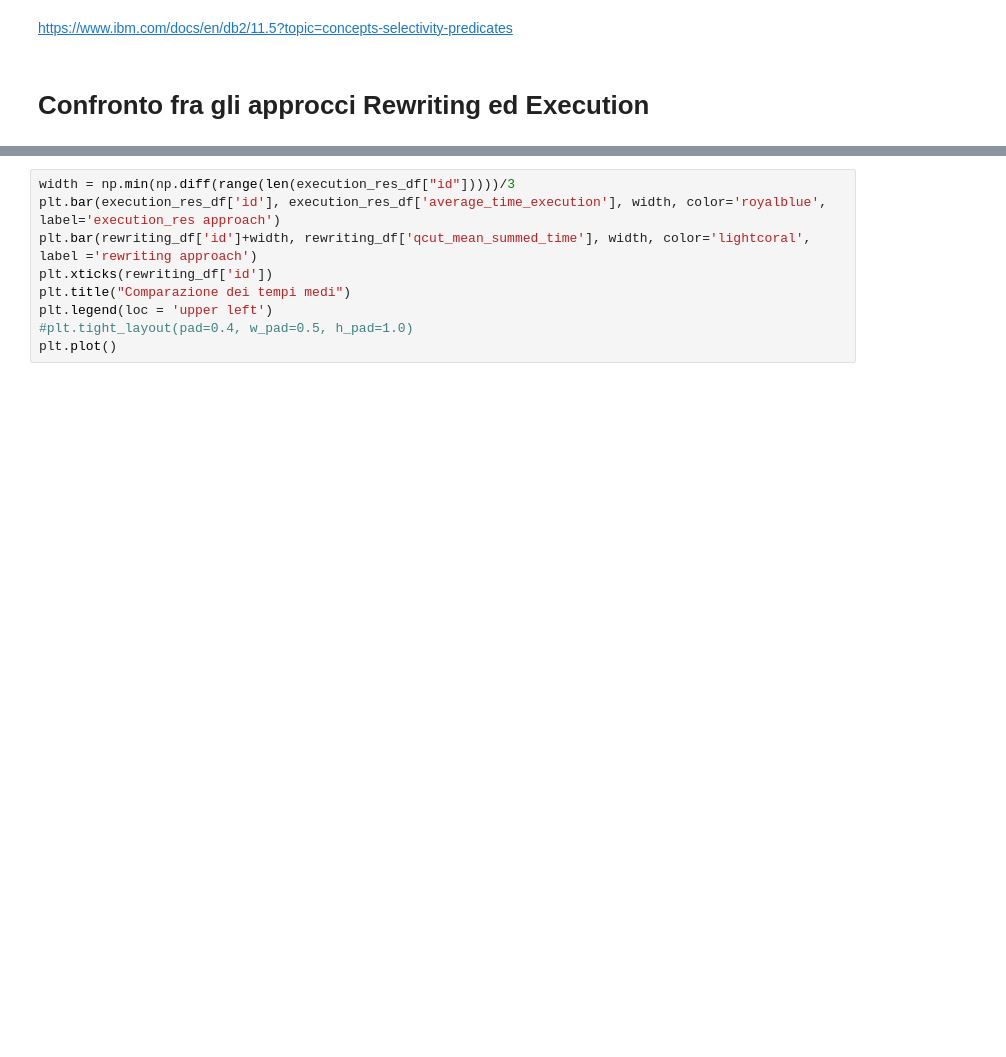
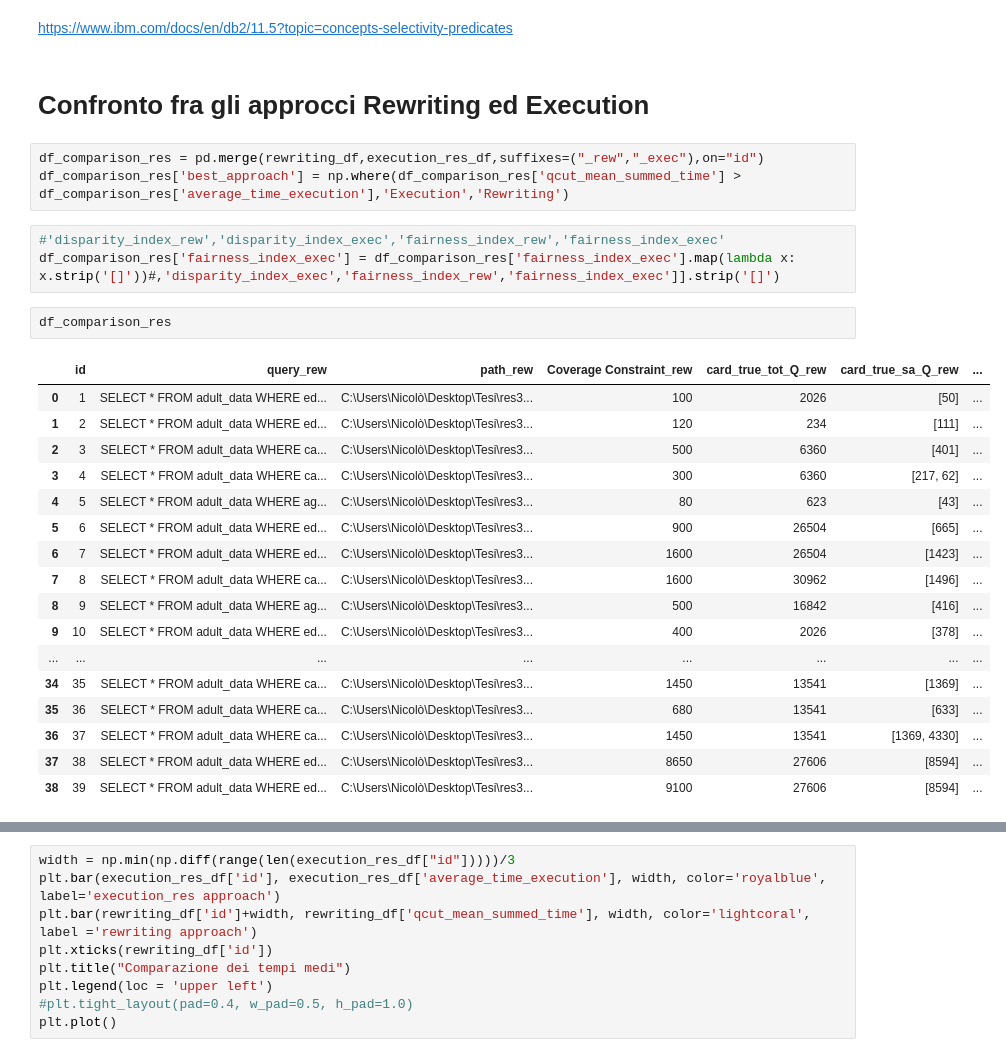
Before and after one commit to Nicogs43/KNN_coverage_constraint_query, a Jupyter notebook: Analysis_df_.ipynb, the cells around one changed output, grey strips where cells are left out. Saved outputs shown, nothing was run; the diff lists cells and outputs as text; blank space fills up the shorter version.

Commit message:
addition of comparison data frames and minor changes

```diff
--- a/Analysis_df_.ipynb
+++ b/Analysis_df_.ipynb
@@ -172,3 +173,29 @@ rewriting_df[rewriting_df['id']==1]
 https://www.ibm.com/docs/en/db2/11.5?topic=concepts-selectivity-predicates
 # %% [markdown]
 # Confronto fra gli approcci Rewriting ed Execution
+# %%
+df_comparison_res = pd.merge(rewriting_df,execution_res_df,suffixes=("_rew","_exec"),on="id")
+df_comparison_res['best_approach'] = np.where(df_comparison_res['qcut_mean_summed_time'] > df_comparison_res['average_time_execution'],'Execution','Rewriting')
+# %%
+#'disparity_index_rew','disparity_index_exec','fairness_index_rew','fairness_index_exec'
+df_comparison_res['fairness_index_exec'] = df_comparison_res['fairness_index_exec'].map(lambda x: x.strip('[]'))#,'disparity_index_exec','fairness_index_rew','fairness_index_exec']].strip('[]')
+# %%
+df_comparison_res
+# %% [output]
+|  | id | query_rew | path_rew | Coverage Constraint_rew | card_true_tot_Q_rew | card_true_sa_Q_rew | ... |
+| 0 | 1 | SELECT * FROM adult_data WHERE ed... | C:\Users\Nicolò\Desktop\Tesi\res3... | 100 | 2026 | [50] | ... |
+| 1 | 2 | SELECT * FROM adult_data WHERE ed... | C:\Users\Nicolò\Desktop\Tesi\res3... | 120 | 234 | [111] | ... |
+| 2 | 3 | SELECT * FROM adult_data WHERE ca... | C:\Users\Nicolò\Desktop\Tesi\res3... | 500 | 6360 | [401] | ... |
+| 3 | 4 | SELECT * FROM adult_data WHERE ca... | C:\Users\Nicolò\Desktop\Tesi\res3... | 300 | 6360 | [217, 62] | ... |
+| 4 | 5 | SELECT * FROM adult_data WHERE ag... | C:\Users\Nicolò\Desktop\Tesi\res3... | 80 | 623 | [43] | ... |
+| 5 | 6 | SELECT * FROM adult_data WHERE ed... | C:\Users\Nicolò\Desktop\Tesi\res3... | 900 | 26504 | [665] | ... |
+| 6 | 7 | SELECT * FROM adult_data WHERE ed... | C:\Users\Nicolò\Desktop\Tesi\res3... | 1600 | 26504 | [1423] | ... |
+| 7 | 8 | SELECT * FROM adult_data WHERE ca... | C:\Users\Nicolò\Desktop\Tesi\res3... | 1600 | 30962 | [1496] | ... |
+| 8 | 9 | SELECT * FROM adult_data WHERE ag... | C:\Users\Nicolò\Desktop\Tesi\res3... | 500 | 16842 | [416] | ... |
+| 9 | 10 | SELECT * FROM adult_data WHERE ed... | C:\Users\Nicolò\Desktop\Tesi\res3... | 400 | 2026 | [378] | ... |
+| ... | ... | ... | ... | ... | ... | ... | ... |
+| 34 | 35 | SELECT * FROM adult_data WHERE ca... | C:\Users\Nicolò\Desktop\Tesi\res3... | 1450 | 13541 | [1369] | ... |
+| 35 | 36 | SELECT * FROM adult_data WHERE ca... | C:\Users\Nicolò\Desktop\Tesi\res3... | 680 | 13541 | [633] | ... |
+| 36 | 37 | SELECT * FROM adult_data WHERE ca... | C:\Users\Nicolò\Desktop\Tesi\res3... | 1450 | 13541 | [1369, 4330] | ... |
+| 37 | 38 | SELECT * FROM adult_data WHERE ed... | C:\Users\Nicolò\Desktop\Tesi\res3... | 8650 | 27606 | [8594] | ... |
+| 38 | 39 | SELECT * FROM adult_data WHERE ed... | C:\Users\Nicolò\Desktop\Tesi\res3... | 9100 | 27606 | [8594] | ... |
```
Also changed, not shown: parts of 8 cells of this notebook.
